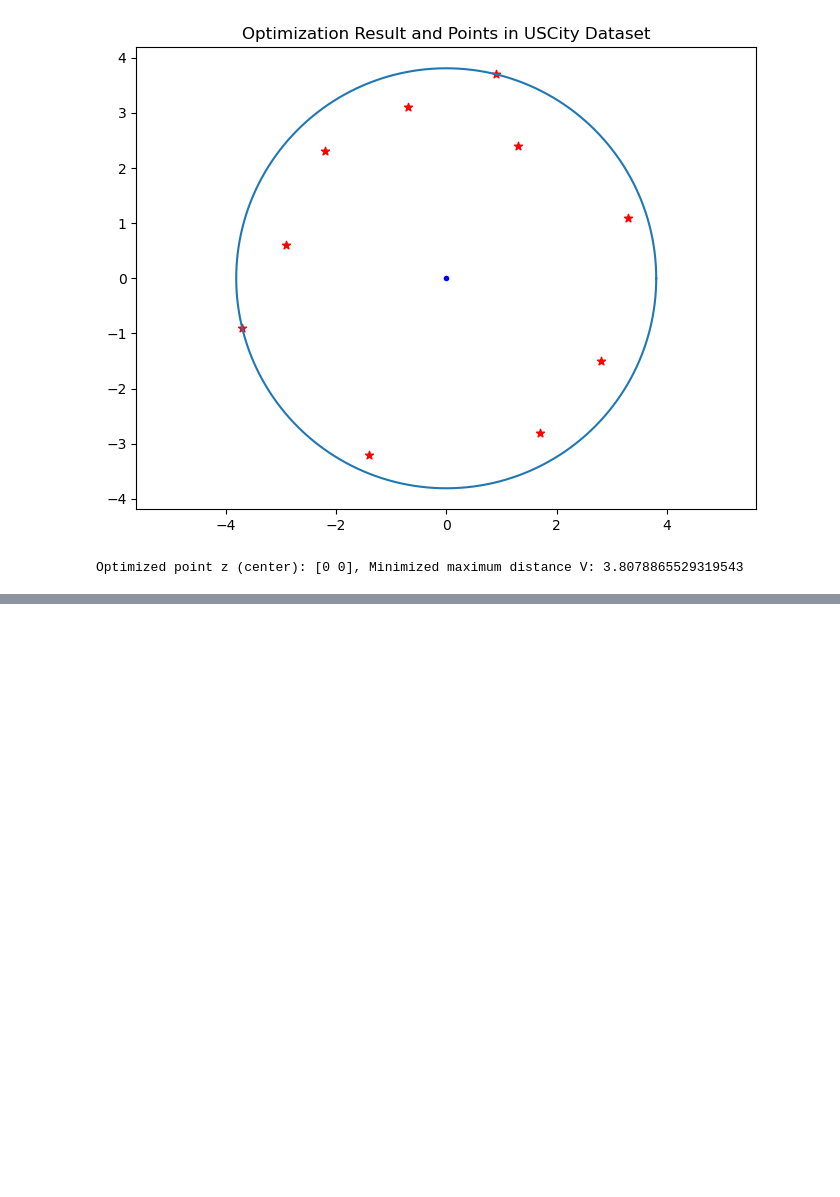
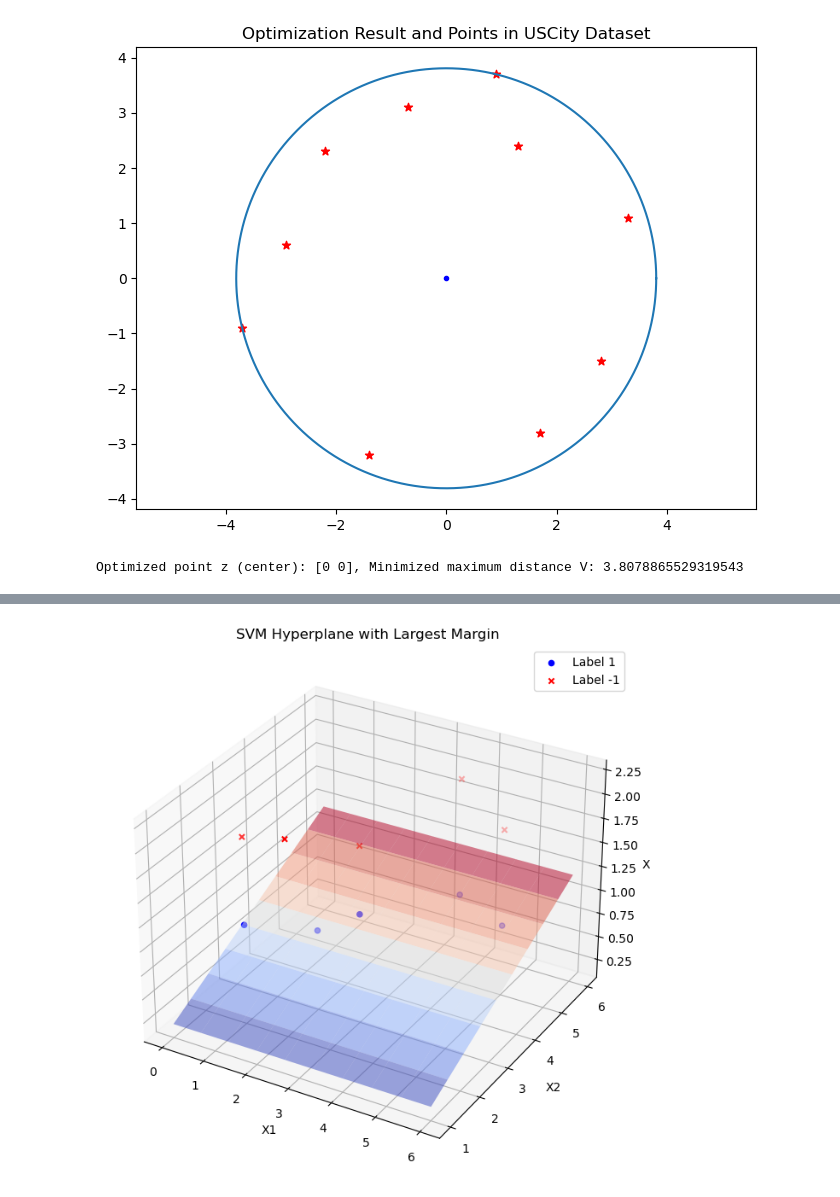
Before and after one commit to eabogle/numerical-optimization, a Jupyter notebook: convex/final_attempts.ipynb, the cells around one changed output, grey strips where cells are left out. Drawn from its saved outputs; the diff is of its cells as text; code cells hidden in the pictures; blank space fills up the shorter version.

```diff
--- a/convex/final_attempts.ipynb
+++ b/convex/final_attempts.ipynb
@@ -147,0 +534,85 @@ Optimized point z (center): [0 0], Minimized maximum distance V: 3.8078865529319
+# %%
+# Define the dataset
+data = np.array([[1, 2, 1.1, 1],
+                 [2, 3, 0.9, 1],
+                 [3, 3, 1.2, 1],
+                 [4, 5, 1.0, 1],
+                 [5, 5, 0.8, 1],
+                 [1, 2, 2.0, -1],
+                 [2, 2, 2.1, -1],
+                 [3, 3, 1.9, -1],
+                 [4, 5, 2.2, -1],
+                 [5, 5, 1.8, -1]])
+
+# Separate features (X) and labels (y)
+X = data[:, 0:3]  # features are the first three columns
+y = data[:, 3]    # labels are in the last column
+
+# SVM using subgradient method with tolerance and max_iter check
+def svm_fit_subgradient(X, y, alpha=0.001, C=1.0, max_iter=1000000, tol=1e-4):
+    num_samples, num_features = X.shape
+
+    # Initialize w and b
+    w = np.zeros(num_features)
+    b = 0
+
+    # Subgradient descent
+    for epoch in range(max_iter):
+        sgw = np.zeros(num_features)
+        sgb = 0
+
+        for i in range(num_samples):
+            margin = y[i] * (np.dot(X[i], w) + b)
+            if margin < 1:
+                sgw += (-1) * y[i] * X[i]
+                sgb += (-1) * y[i]
+
+        # Update weights and bias
+        w = w - alpha * (w + (C / num_samples) * sgw)
+        b = b - alpha * (C / num_samples) * sgb
+
+        # Check convergence based on subgradient norm
+        if np.linalg.norm(sgw) < tol and np.abs(sgb) < tol:
+            return w, b, epoch, True  # Converged
+
+    # If max_iter reached without convergence
+    return w, b, max_iter, False
+
+# Fit SVM model using subgradient method
+w, b, num_iter, converged = svm_fit_subgradient(X, y)
+
+# Print convergence information
+if converged:
+    print(f"Converged after {num_iter} iterations.")
+else:
+    print(f"Maximum iterations ({num_iter}) reached without convergence.")
+
+# Print hyperplane parameters
+print("Hyperplane equation: w =", w, ", b =", b)
+
+# Plotting the 3D scatter plot with the hyperplane
+fig = plt.figure(figsize=(10, 8))
+ax = fig.add_subplot(111, projection='3d')
+
+# Scatter plot of points
+ax.scatter(X[y==1, 0], X[y==1, 1], X[y==1, 2], c='b', marker='o', label='Label 1')
+ax.scatter(X[y==-1, 0], X[y==-1, 1], X[y==-1, 2], c='r', marker='x', label='Label -1')
+
+# Plot the hyperplane w0*x0 + w1*x1 + w2*x2 + b = 0
+x1_min, x1_max = X[:, 0].min() - 1, X[:, 0].max() + 1
+x2_min, x2_max = X[:, 1].min() - 1, X[:, 1].max() + 1
+x1_range = np.linspace(x1_min, x1_max, 10)
+x2_range = np.linspace(x2_min, x2_max, 10)
+x1_mesh, x2_mesh = np.meshgrid(x1_range, x2_range)
+x3_mesh = (-w[0] * x1_mesh - w[1] * x2_mesh - b) / w[2]
+
+ax.plot_surface(x1_mesh, x2_mesh, x3_mesh, alpha=0.5, cmap='coolwarm')
+
+ax.set_xlabel('X1')
+ax.set_ylabel('X2')
+ax.set_zlabel('X3')
+ax.set_title('SVM Hyperplane with Largest Margin')
+
+ax.legend()
+plt.show()
+# %% [output]
@@ -147,0 +621 @@ Optimized point z (center): [0 0], Minimized maximum distance V: 3.8078865529319
+[figure, added]
```
Also changed, not shown: parts of 22 cells of this notebook, 1 other file.
